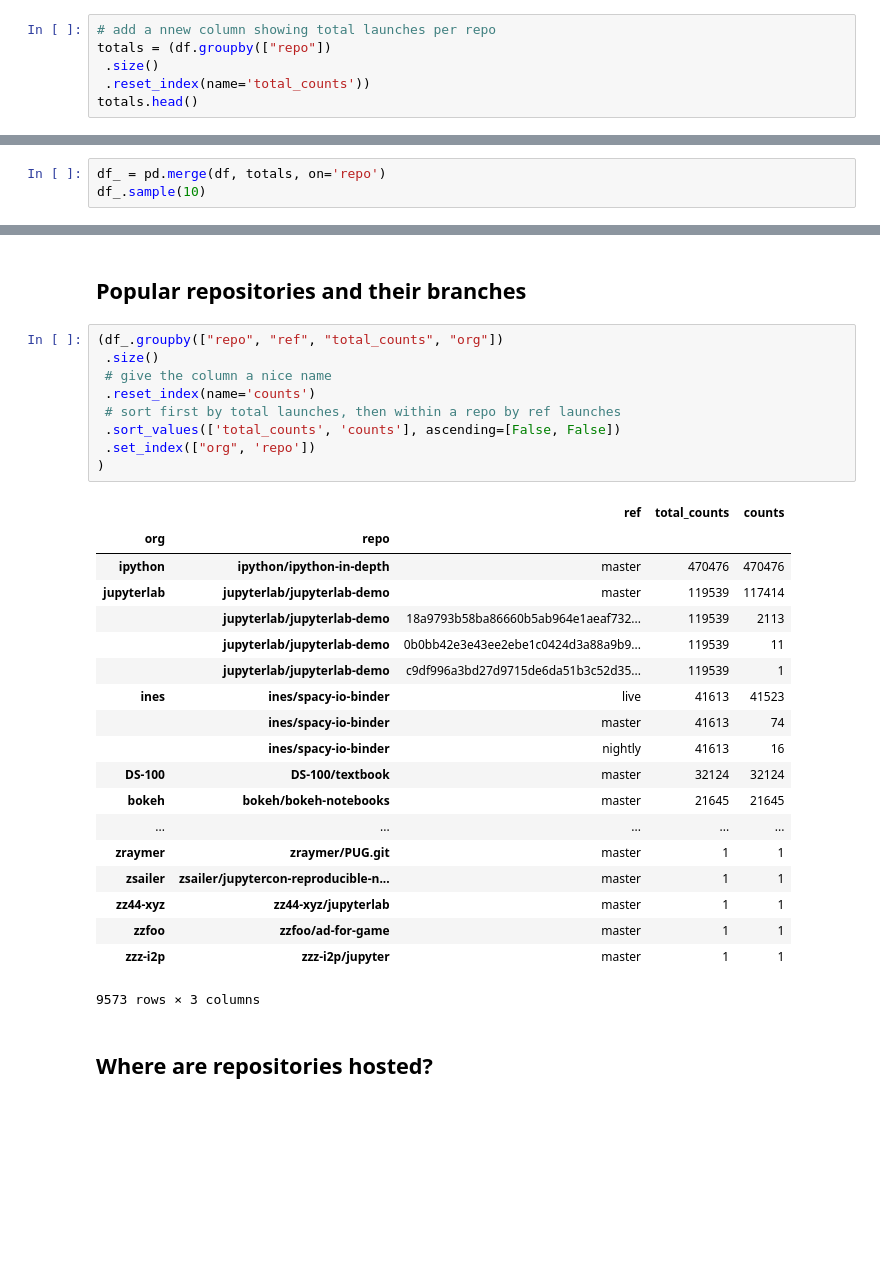
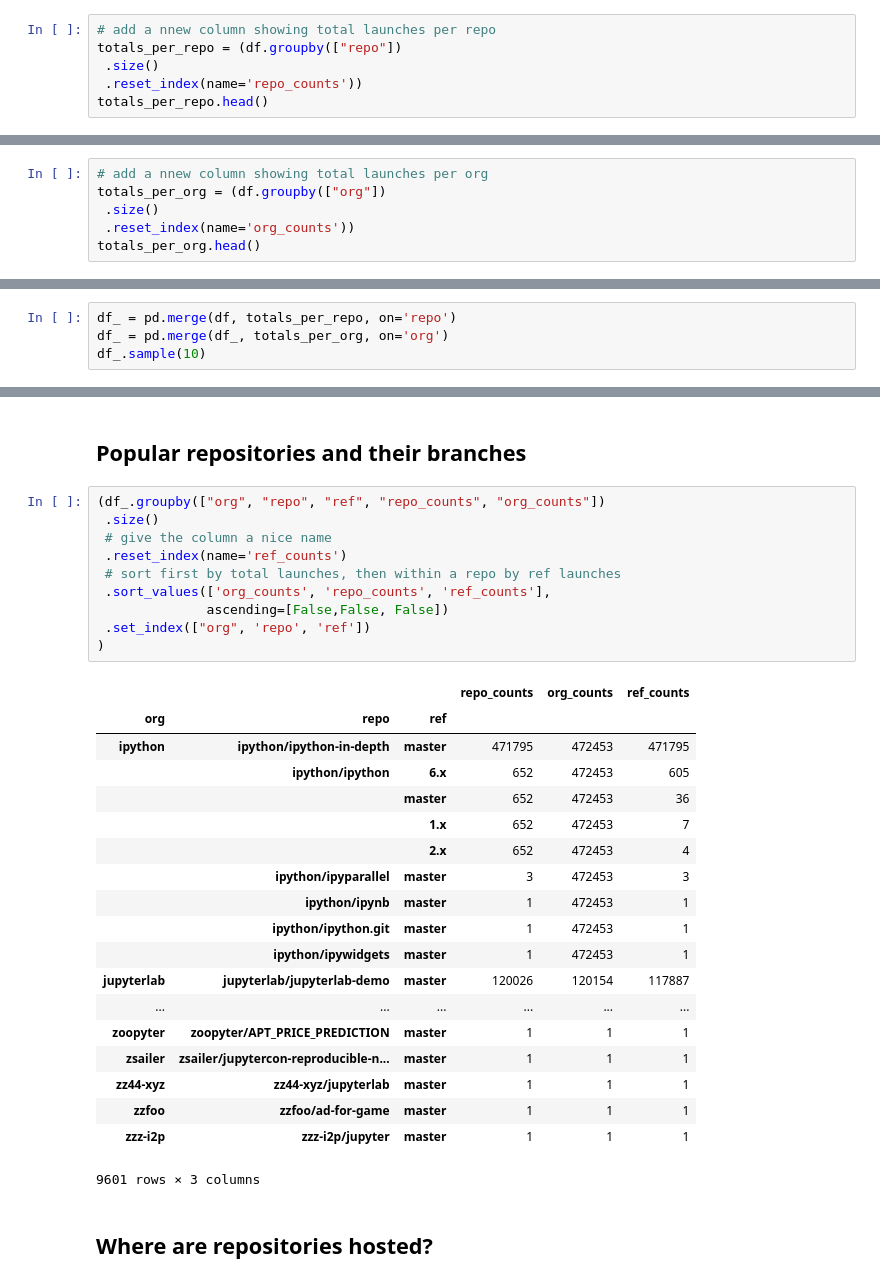
Before and after one commit to betatim/binderlyzer, a Jupyter notebook: binder-launches.ipynb, the cells around one changed output, grey strips where cells are left out. Drawn from its saved outputs; the diff is of its cells as text; blank space fills up the shorter version.

```diff
--- a/binder-launches.ipynb
+++ b/binder-launches.ipynb
@@ -69,7 +69,7 @@ df.shape
 # %%
 # add a nnew column showing total launches per repo
-totals = (df.groupby(["repo"])
+totals_per_repo = (df.groupby(["repo"])
  .size()
- .reset_index(name='total_counts'))
-totals.head()
+ .reset_index(name='repo_counts'))
+totals_per_repo.head()
 # %% [output]
@@ -79,3 +79,9 @@ totals.head()
 | 2 | 00quanta/text | 5 |
 | 3 | 0Shie0/Study | 1 |
 | 4 | 1-Nameless-1/Lign167.git | 21 |
+# %%
+# add a nnew column showing total launches per org
+totals_per_org = (df.groupby(["org"])
+ .size()
+ .reset_index(name='org_counts'))
+totals_per_org.head()
@@ -82,4 +95,5 @@ totals.head()
 # %%
-df_ = pd.merge(df, totals, on='repo')
+df_ = pd.merge(df, totals_per_repo, on='repo')
+df_ = pd.merge(df_, totals_per_org, on='org')
 df_.sample(10)
 # %% [output]
@@ -97,34 +111,35 @@ df_.sample(10)
 # %% [markdown]
 ## Popular repositories and their branches
 # %%
-(df_.groupby(["repo", "ref", "total_counts", "org"])
+(df_.groupby(["org", "repo", "ref", "repo_counts", "org_counts"])
  .size()
  # give the column a nice name
- .reset_index(name='counts')
+ .reset_index(name='ref_counts')
  # sort first by total launches, then within a repo by ref launches
- .sort_values(['total_counts', 'counts'], ascending=[False, False])
- .set_index(["org", 'repo'])
+ .sort_values(['org_counts', 'repo_counts', 'ref_counts'],
+              ascending=[False,False, False])
+ .set_index(["org", 'repo', 'ref'])
 )
 # %% [output]
-|  |  | ref | total_counts | counts |
-| org | repo |  |  |  |
-| ipython | ipython/ipython-in-depth | master | 470476 | 470476 |
-| jupyterlab | jupyterlab/jupyterlab-demo | master | 119539 | 117414 |
-|  | jupyterlab/jupyterlab-demo | 18a9793b58ba86660b5ab964e1aeaf732... | 119539 | 2113 |
-|  | jupyterlab/jupyterlab-demo | 0b0bb42e3e43ee2ebe1c0424d3a88a9b9... | 119539 | 11 |
-|  | jupyterlab/jupyterlab-demo | c9df996a3bd27d9715de6da51b3c52d35... | 119539 | 1 |
-| ines | ines/spacy-io-binder | live | 41613 | 41523 |
-|  | ines/spacy-io-binder | master | 41613 | 74 |
-|  | ines/spacy-io-binder | nightly | 41613 | 16 |
-| DS-100 | DS-100/textbook | master | 32124 | 32124 |
-| bokeh | bokeh/bokeh-notebooks | master | 21645 | 21645 |
-| ... | ... | ... | ... | ... |
-| zraymer | zraymer/PUG.git | master | 1 | 1 |
-| zsailer | zsailer/jupytercon-reproducible-n... | master | 1 | 1 |
-| zz44-xyz | zz44-xyz/jupyterlab | master | 1 | 1 |
-| zzfoo | zzfoo/ad-for-game | master | 1 | 1 |
-| zzz-i2p | zzz-i2p/jupyter | master | 1 | 1 |
+|  |  |  | repo_counts | org_counts | ref_counts |
+| org | repo | ref |  |  |  |
+| ipython | ipython/ipython-in-depth | master | 471795 | 472453 | 471795 |
+|  | ipython/ipython | 6.x | 652 | 472453 | 605 |
+|  |  | master | 652 | 472453 | 36 |
+|  |  | 1.x | 652 | 472453 | 7 |
+|  |  | 2.x | 652 | 472453 | 4 |
+|  | ipython/ipyparallel | master | 3 | 472453 | 3 |
+|  | ipython/ipynb | master | 1 | 472453 | 1 |
+|  | ipython/ipython.git | master | 1 | 472453 | 1 |
+|  | ipython/ipywidgets | master | 1 | 472453 | 1 |
+| jupyterlab | jupyterlab/jupyterlab-demo | master | 120026 | 120154 | 117887 |
+| ... | ... | ... | ... | ... | ... |
+| zoopyter | zoopyter/APT_PRICE_PREDICTION | master | 1 | 1 | 1 |
+| zsailer | zsailer/jupytercon-reproducible-n... | master | 1 | 1 | 1 |
+| zz44-xyz | zz44-xyz/jupyterlab | master | 1 | 1 | 1 |
+| zzfoo | zzfoo/ad-for-game | master | 1 | 1 | 1 |
+| zzz-i2p | zzz-i2p/jupyter | master | 1 | 1 | 1 |
-9573 rows × 3 columns
+9601 rows × 3 columns
 # %% [markdown]
 ## Where are repositories hosted?
 # %%
```
Also changed, not shown: parts of 10 cells of this notebook.
